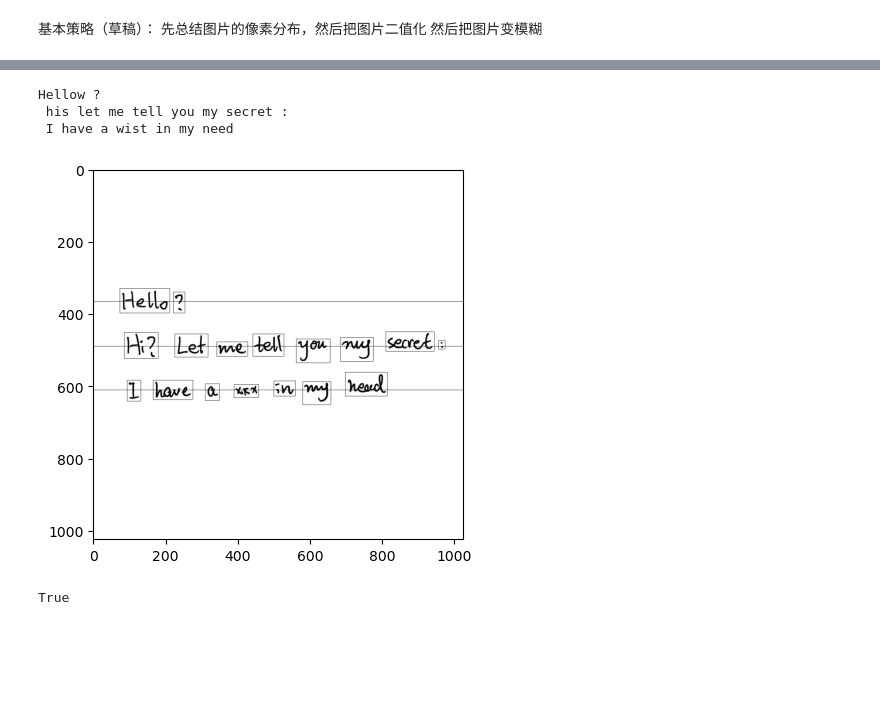
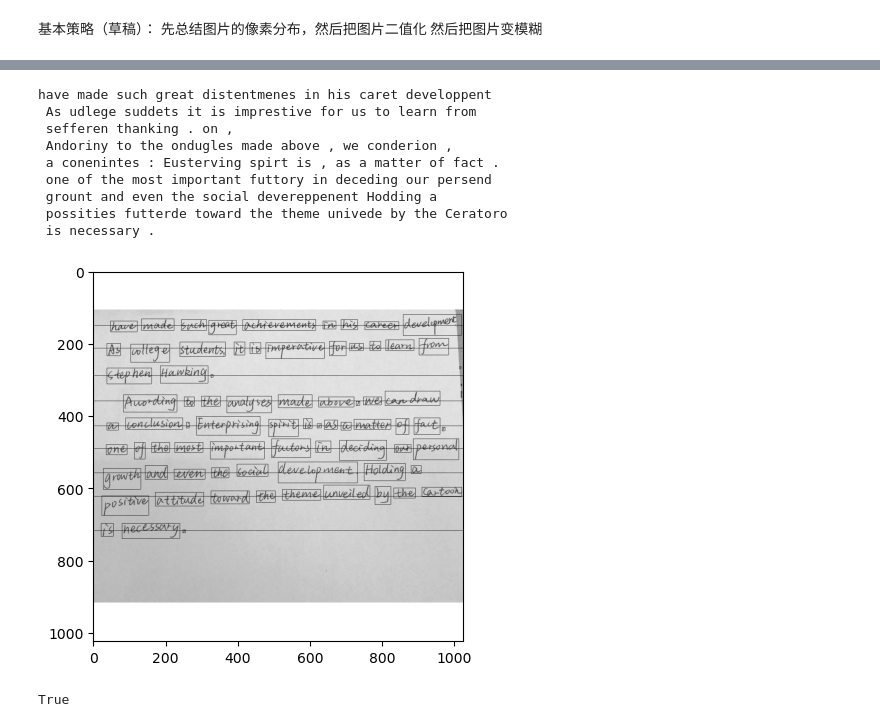
Before and after one commit to Ken-2511/HandwritingRecognition, a Jupyter notebook: Train/Segmentation.ipynb, the cells around one changed output, grey strips where cells are left out. Saved outputs shown, nothing was run; the diff lists cells and outputs as text; code cells hidden in the pictures; blank space fills up the shorter version.

```diff
--- a/Train/Segmentation.ipynb
+++ b/Train/Segmentation.ipynb
@@ -171,7 +171,7 @@ def find_min_rectangle(all_same_group, bias=1):
 class Row:
     def __init__(self, rect, avg_height):
         self.avg_height = avg_height
-        self.threshold = avg_height * 0.75
+        self.threshold = avg_height * 1.5
         self.y_mean = (rect[1] + rect[3]) / 2
         self.rectangles = []
 
@@ -335,7 +337,7 @@ index: 94
 True
 # %%
 # 让模型能够应付一张保存在本地的图片
-img = cv2.imread('69545701151adf46bd42884037b1856.jpg', cv2.IMREAD_GRAYSCALE)
+img = cv2.imread('test.jpg', cv2.IMREAD_GRAYSCALE)
 # pad image
 w, h = img.shape[1], img.shape[0]
 new_len = w if w > h else h
@@ -346,35 +348,41 @@ new_img = cv2.resize(new_img, (1024, 1024))
 new_img = new_img.reshape(1, 1024, 1024)
 new_img = torch.tensor(new_img, dtype=torch.float32)
 
 ans = predict(model, new_img)
 print(ans["paragraph"])
 
 img = new_img.clone()
 # for rect in ans["rectangles"]:
 #     x1, y1, x2, y2 = rect
 #     img[0, x1:x2, y1] = 0
 #     img[0, x1:x2, y2] = 0
 #     img[0, x1, y1:y2] = 0
 #     img[0, x2, y1:y2] = 0
 
 # 给每一行画一条线
 for row in ans["rows"]:
     y = int(row.y_mean)
     img[0, y, :] = 0
     for rect in row.rectangles:
         y1, x1, y2, x2 = rect
         img[0, y1, x1:x2] = 0
         img[0, y2, x1:x2] = 0
         img[0, y1:y2, x1] = 0
         img[0, y1:y2, x2] = 0
 
 
 show_img(img)
 # 把image保存下来
 cv2.imwrite('test.png', img[0].numpy())
 # %% [output]
-Hellow ?
- his let me tell you my secret :
- I have a wist in my need
+have made such great distentmenes in his caret developpent
+ As udlege suddets it is imprestive for us to learn from
+ sefferen thanking . on ,
+ Andoriny to the ondugles made above , we conderion ,
+ a conenintes : Eusterving spirt is , as a matter of fact .
+ one of the most important futtory in deceding our persend
+ grount and even the social devereppenent Hodding a
+ possities futterde toward the theme univede by the Ceratoro
+ is necessary .
-[figure, old version]
+[figure, new version]
 True
```
Also changed, not shown: parts of 1 cell of this notebook, 5 other files.
